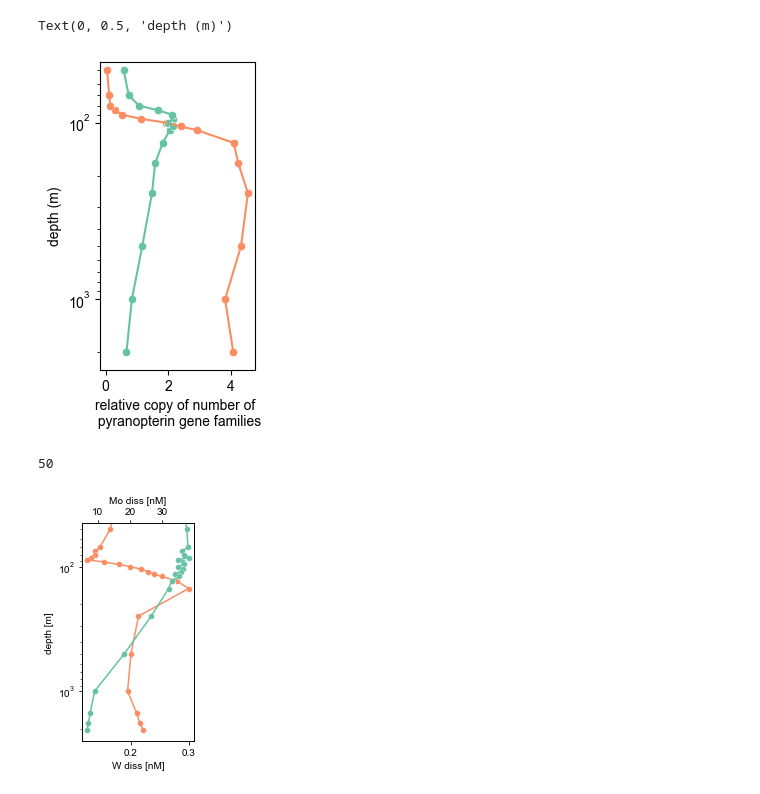
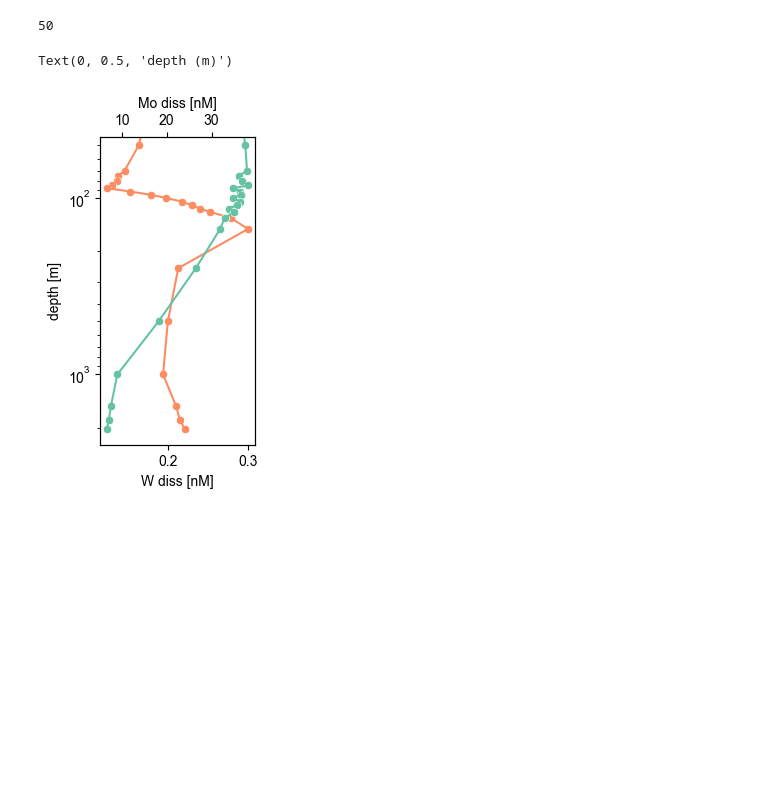
Before and after one commit to jgoldford/pyranopterin, a Jupyter notebook: notebooks-figures/black-sea.Fig1.ipynb, the cells around one changed output. Cells and saved outputs as stored; diff of their text form; code cells hidden in the pictures; blank space fills up the shorter version.

```diff
--- a/notebooks-figures/black-sea.Fig1.ipynb
+++ b/notebooks-figures/black-sea.Fig1.ipynb
@@ -202,3 +78,0 @@ p = pdf["pdf"].join(md)
-# %%
-cmap = sns.color_palette("Set2")
-cmap
@@ -304,88 +79,41 @@ Text(0, 0.5, 'depth (m)')
-# %%
-cmap = sns.color_palette("Set2")
-
-plt.figure(figsize=(2,4))
-
-#gene = "K05772"
-#gene = "K05773"
-#gene = "K06857"
-gene = "W_KOs"
-sns.scatterplot(x=gene,data=df,y="depth_m",color=cmap[1])
-#sns.lineplot(x=gene,data=df,y="depth_m",color=cmap[1])
-plt.plot(df.sort_values("depth_m")[gene],df.sort_values("depth_m")["depth_m"],color=cmap[1])
-
-gene = "MO_KOs"
-
-sns.scatterplot(x=gene,data=df,y="depth_m",color=cmap[0])
-#sns.lineplot(x=gene,data=df,y="depth_m",color=cmap[0])
-plt.plot(df.sort_values("depth_m")[gene],df.sort_values("depth_m")["depth_m"],color=cmap[0])
-
-
-plt.xlabel("relative copy of number of \n pyranopterin gene families")
-
-
-#plt.ylabel("$aor$ abundance")
-#plt.xlabel("depth (m)")
-
-#ax2 = plt.twinx()
-#feature = "O2_mmolperkg"
-#feature = "H2S mM"
-#sns.lineplot(y=feature,data=df,x="depth_m",color=cmap1[1],ax=ax2)
-#sns.scatterplot(y=feature,data=df,x="depth_m",color=cmap1[1],ax=ax2)
-
-#sns.lineplot(y="O2_mmolperkg",data=df,x="depth_m",color="r",ax=ax2)
-#sns.scatterplot(y="O2_mmolperkg",data=df,x="depth_m",color="r",ax=ax2)
-#plt.ylim([8,2500])
-plt.ylim([45,2500])
-
-plt.gca().invert_yaxis()
-
-plt.yscale("log")
-#plt.ylabel("dissolved oxygen (mmol / kg)")
-#plt.label("depth (m)")
-plt.ylabel("depth (m)")
-#plt.savefig("../figures/pterinEnzymes.BlackSea.MoVsW.hplot.23Feb2023.svg")
-# %% [output]
-Text(0, 0.5, 'depth (m)')
-[figure, removed]
 # %%
 df["depth_m"].min()
 # %% [output]
 50
 # %%
 # load the data for the W and Mo measuremnts
-geochem_data = pd.read_csv("../data/W_vs_Mo_BlackSea/BlackSea_BS32_WvsMoAbundances.csv")
+geochem_data = pd.read_csv("../data/black-sea/geochemistry/BlackSea_BS32_WvsMoAbundances.csv")
 
 yvar = "depth [m]"
 xvar = "W diss [nM]"
 
 plt.figure(figsize=(2,4))
 
 #gene = "K05772"
 #gene = "K05773"
 #gene = "K06857"
 
 sns.scatterplot(x=xvar,data=geochem_data,y=yvar,color=cmap[1])
 #sns.lineplot(x=gene,data=df,y="depth_m",color=cmap[1])
 
 plt.plot(geochem_data.sort_values(yvar)[xvar],geochem_data.sort_values(yvar)[yvar],color=cmap[1])
 
 
 ax2 = plt.twiny()
 xvar = "Mo diss [nM]"
 sns.scatterplot(x=xvar,data=geochem_data,y=yvar,color=cmap[0])
 #sns.lineplot(x=gene,data=df,y="depth_m",color=cmap[1])
 
 plt.plot(geochem_data.sort_values(yvar)[xvar],geochem_data.sort_values(yvar)[yvar],color=cmap[0])
 #plt.ylim([0 1])
 #plt.ylim([8,2500])
 plt.ylim([45,2500])
 
 
 plt.gca().invert_yaxis()
 plt.yscale("log")
 plt.ylabel("depth (m)")
-plt.savefig("../figures/Dissolved.WvsMo.BlackSeaWaterColumn.23Feb2023.svg")
 # %% [output]
+Text(0, 0.5, 'depth (m)')
-[figure, old version]
+[figure, new version]
 # %%
```
Also changed, not shown: parts of 51 cells of this notebook, 1 other file.
